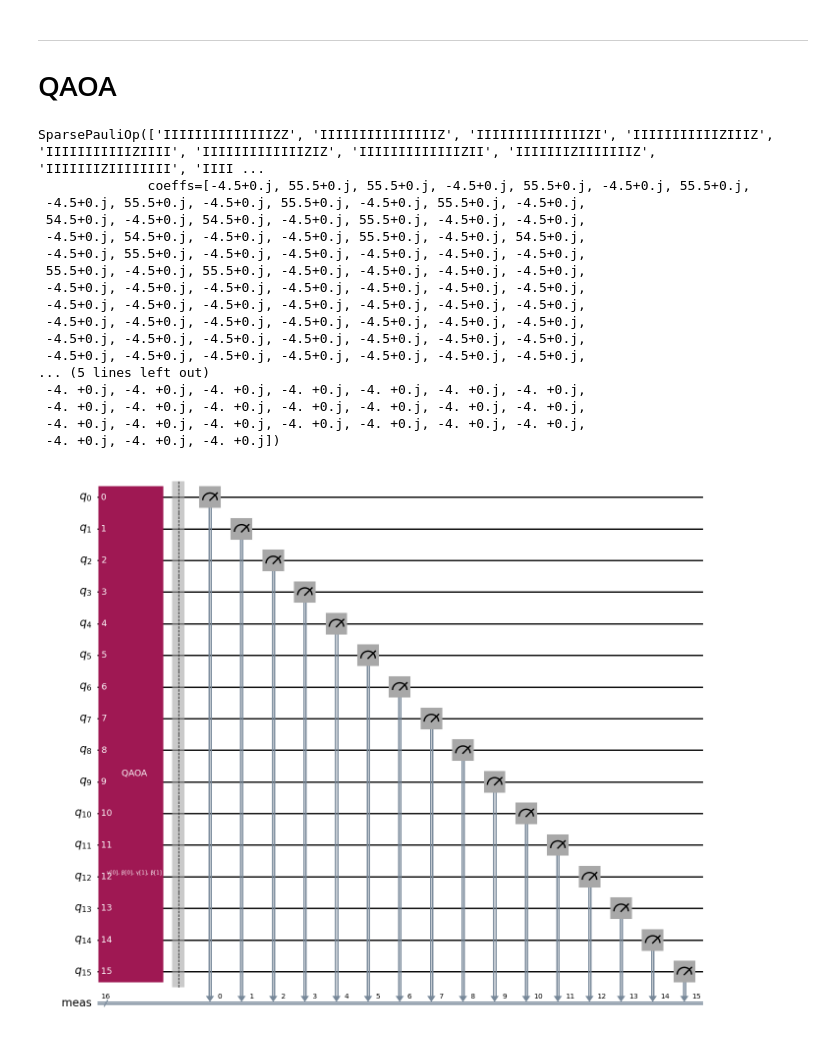
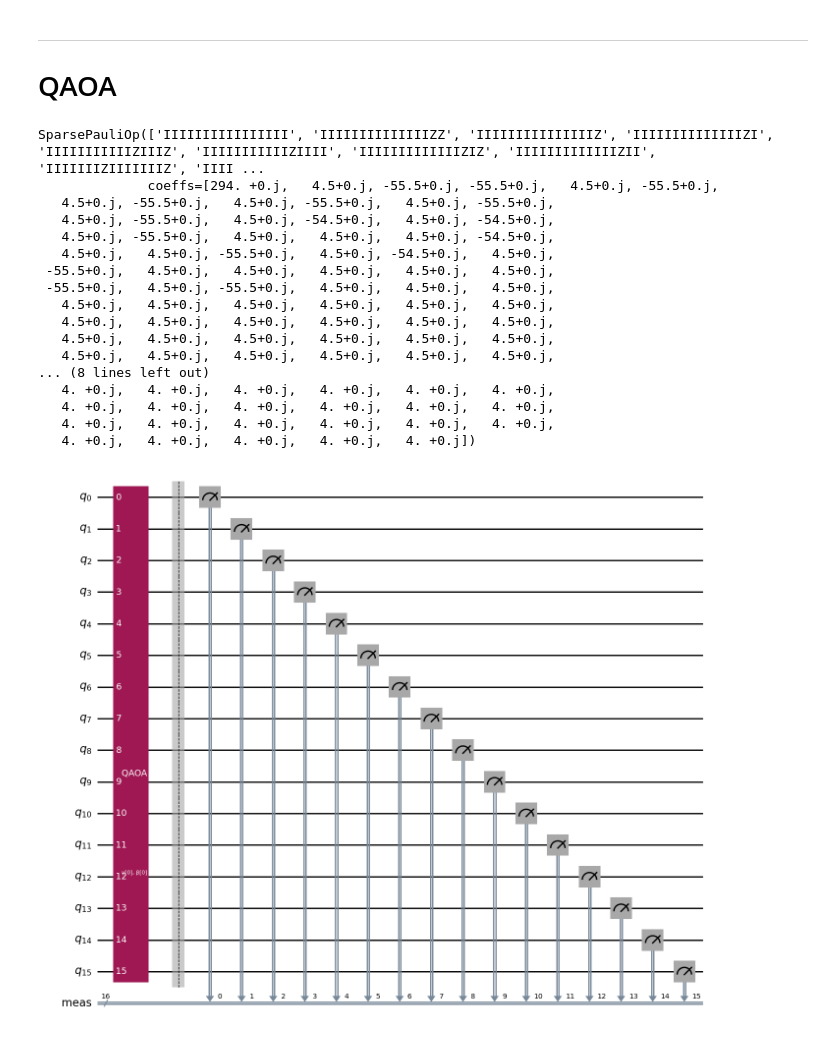
Before and after one commit to Dpbm/qnqueens, a Jupyter notebook: solver.ipynb, the cells around one changed output. Saved outputs shown, nothing was run; the diff lists cells and outputs as text; code cells hidden in the pictures.

Commit message:
quit qaoa

```diff
--- a/solver.ipynb
+++ b/solver.ipynb
@@ -236,6 +236,7 @@ def get_H(mapping:Mapping, P:int) -> SparsePauliOp:
                 ind_1_obs = get_obs(total_qubits, [current_pos_qubit])
                 ind_2_obs = get_obs(total_qubits, [attack_qubit])
 
+                #terms[constant_obs] += term_coeff
                 terms[attack_obs] += term_coeff
                 terms[ind_1_obs] += term_coeff
                 terms[ind_2_obs] += term_coeff
@@ -255,38 +256,40 @@ def get_H(mapping:Mapping, P:int) -> SparsePauliOp:
 
         terms[term] += P*0.25
 
+    #terms[constant_obs] += P*N*N
 
-    return SparsePauliOp.from_list([(k,-v)for k,v in terms.items()])
+
+    return SparsePauliOp.from_list(terms.items())
 # %%
 mapping = get_pos_mapping()
 
 hamiltonian = get_H(mapping, N*N)
 hamiltonian
 # %% [output]
-SparsePauliOp(['IIIIIIIIIIIIIIZZ', 'IIIIIIIIIIIIIIIZ', 'IIIIIIIIIIIIIIZI', 'IIIIIIIIIIIZIIIZ', 'IIIIIIIIIIIZIIII', 'IIIIIIIIIIIIIZIZ', 'IIIIIIIIIIIIIZII', 'IIIIIIIZIIIIIIIZ', 'IIIIIIIZIIIIIIII', 'IIII ...
-              coeffs=[-4.5+0.j, 55.5+0.j, 55.5+0.j, -4.5+0.j, 55.5+0.j, -4.5+0.j, 55.5+0.j,
- -4.5+0.j, 55.5+0.j, -4.5+0.j, 55.5+0.j, -4.5+0.j, 55.5+0.j, -4.5+0.j,
- 54.5+0.j, -4.5+0.j, 54.5+0.j, -4.5+0.j, 55.5+0.j, -4.5+0.j, -4.5+0.j,
- -4.5+0.j, 54.5+0.j, -4.5+0.j, -4.5+0.j, 55.5+0.j, -4.5+0.j, 54.5+0.j,
- -4.5+0.j, 55.5+0.j, -4.5+0.j, -4.5+0.j, -4.5+0.j, -4.5+0.j, -4.5+0.j,
- 55.5+0.j, -4.5+0.j, 55.5+0.j, -4.5+0.j, -4.5+0.j, -4.5+0.j, -4.5+0.j,
- -4.5+0.j, -4.5+0.j, -4.5+0.j, -4.5+0.j, -4.5+0.j, -4.5+0.j, -4.5+0.j,
- -4.5+0.j, -4.5+0.j, -4.5+0.j, -4.5+0.j, -4.5+0.j, -4.5+0.j, -4.5+0.j,
- -4.5+0.j, -4.5+0.j, -4.5+0.j, -4.5+0.j, -4.5+0.j, -4.5+0.j, -4.5+0.j,
- -4.5+0.j, -4.5+0.j, -4.5+0.j, -4.5+0.j, -4.5+0.j, -4.5+0.j, -4.5+0.j,
- -4.5+0.j, -4.5+0.j, -4.5+0.j, -4.5+0.j, -4.5+0.j, -4.5+0.j, -4.5+0.j,
-... (5 lines left out)
- -4. +0.j, -4. +0.j, -4. +0.j, -4. +0.j, -4. +0.j, -4. +0.j, -4. +0.j,
- -4. +0.j, -4. +0.j, -4. +0.j, -4. +0.j, -4. +0.j, -4. +0.j, -4. +0.j,
- -4. +0.j, -4. +0.j, -4. +0.j, -4. +0.j, -4. +0.j, -4. +0.j, -4. +0.j,
- -4. +0.j, -4. +0.j, -4. +0.j])
+SparsePauliOp(['IIIIIIIIIIIIIIII', 'IIIIIIIIIIIIIIZZ', 'IIIIIIIIIIIIIIIZ', 'IIIIIIIIIIIIIIZI', 'IIIIIIIIIIIZIIIZ', 'IIIIIIIIIIIZIIII', 'IIIIIIIIIIIIIZIZ', 'IIIIIIIIIIIIIZII', 'IIIIIIIZIIIIIIIZ', 'IIII ...
+              coeffs=[294. +0.j,   4.5+0.j, -55.5+0.j, -55.5+0.j,   4.5+0.j, -55.5+0.j,
+   4.5+0.j, -55.5+0.j,   4.5+0.j, -55.5+0.j,   4.5+0.j, -55.5+0.j,
+   4.5+0.j, -55.5+0.j,   4.5+0.j, -54.5+0.j,   4.5+0.j, -54.5+0.j,
+   4.5+0.j, -55.5+0.j,   4.5+0.j,   4.5+0.j,   4.5+0.j, -54.5+0.j,
+   4.5+0.j,   4.5+0.j, -55.5+0.j,   4.5+0.j, -54.5+0.j,   4.5+0.j,
+ -55.5+0.j,   4.5+0.j,   4.5+0.j,   4.5+0.j,   4.5+0.j,   4.5+0.j,
+ -55.5+0.j,   4.5+0.j, -55.5+0.j,   4.5+0.j,   4.5+0.j,   4.5+0.j,
+   4.5+0.j,   4.5+0.j,   4.5+0.j,   4.5+0.j,   4.5+0.j,   4.5+0.j,
+   4.5+0.j,   4.5+0.j,   4.5+0.j,   4.5+0.j,   4.5+0.j,   4.5+0.j,
+   4.5+0.j,   4.5+0.j,   4.5+0.j,   4.5+0.j,   4.5+0.j,   4.5+0.j,
+   4.5+0.j,   4.5+0.j,   4.5+0.j,   4.5+0.j,   4.5+0.j,   4.5+0.j,
+... (8 lines left out)
+   4. +0.j,   4. +0.j,   4. +0.j,   4. +0.j,   4. +0.j,   4. +0.j,
+   4. +0.j,   4. +0.j,   4. +0.j,   4. +0.j,   4. +0.j,   4. +0.j,
+   4. +0.j,   4. +0.j,   4. +0.j,   4. +0.j,   4. +0.j,   4. +0.j,
+   4. +0.j,   4. +0.j,   4. +0.j,   4. +0.j,   4. +0.j])
 # %%
 
-qaoa = QAOAAnsatz(cost_operator=hamiltonian,reps=2)
+qaoa = QAOAAnsatz(cost_operator=hamiltonian,reps=1)
 qaoa.measure_all()
 qaoa.draw('mpl')
 # %% [output]
-[figure, old version]
+[figure, new version]
 # %%
 sim = AerSimulator()
 pm = generate_preset_pass_manager(optimization_level=0, backend=sim)
```
Also changed, not shown: parts of 5 cells of this notebook.
